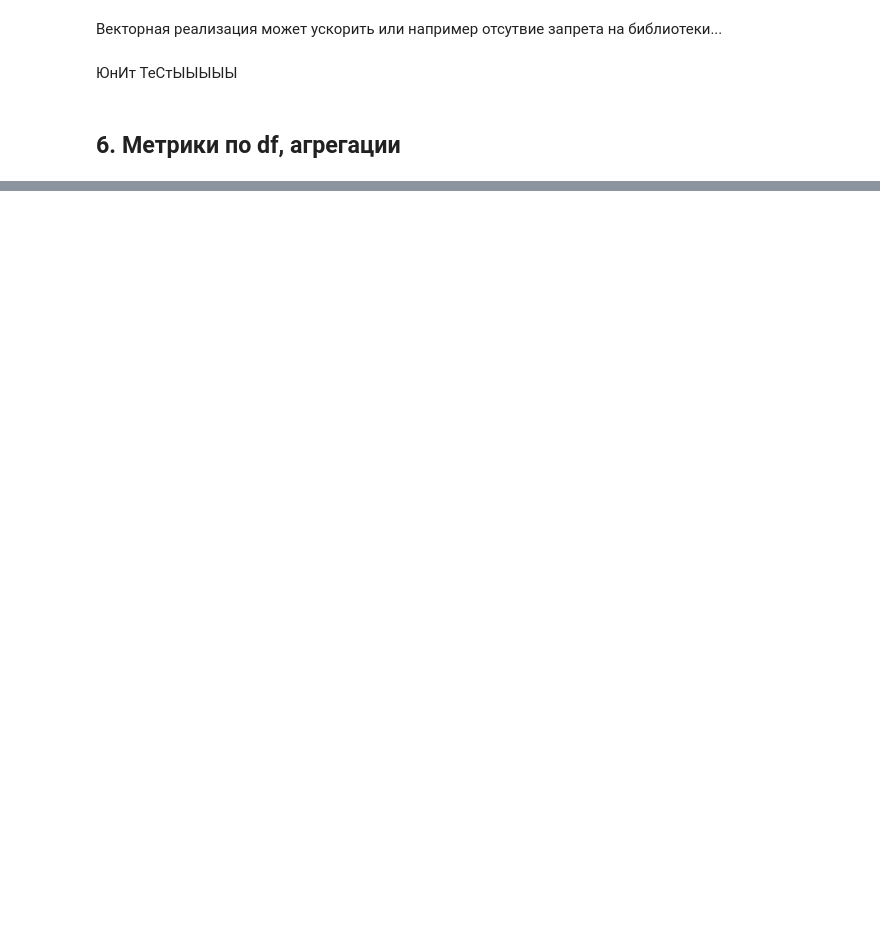
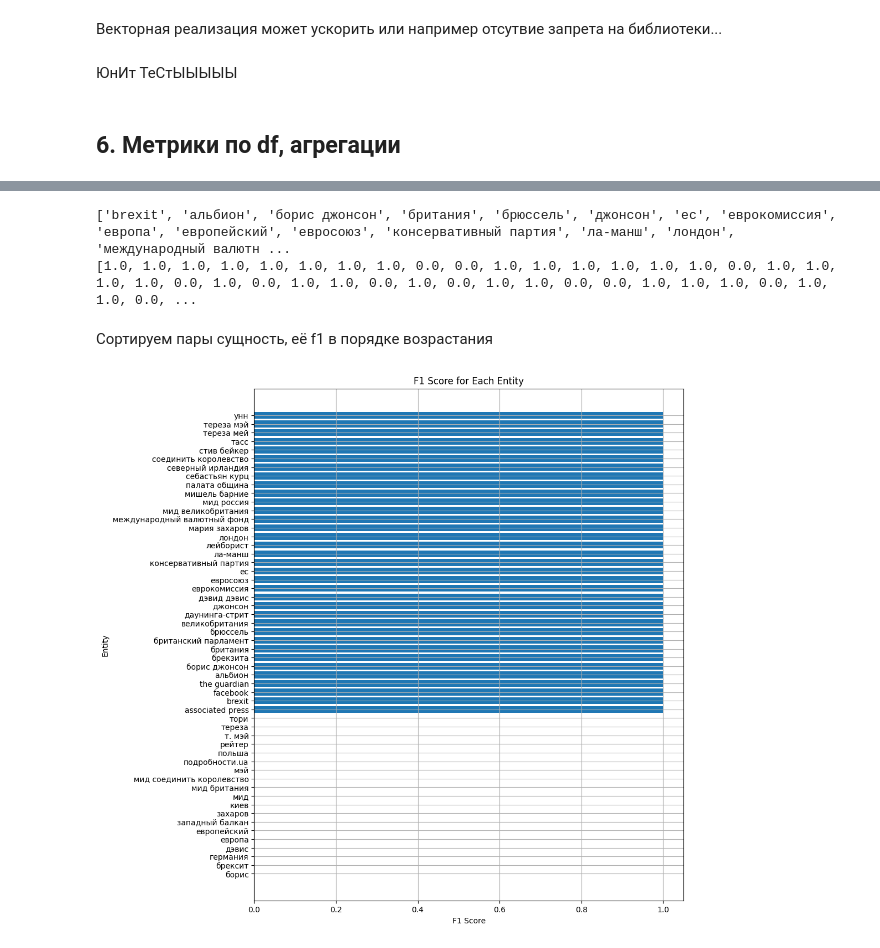
Before and after one commit to PodYapolskiy/sber-nlp, a Jupyter notebook: main.ipynb, the cells around one changed output, grey strips where cells are left out. Cells and saved outputs as stored; diff of their text form; code cells hidden in the pictures; blank space fills up the shorter version.

```diff
--- a/main.ipynb
+++ b/main.ipynb
@@ -538,0 +660,3 @@ df
+# %%
+all_test_pairs_normalized = df["test_pair_normalized"].explode().unique()
+all_test_pairs_normalized
@@ -538,0 +681,34 @@ df
+# %%
+entities = []
+entities_f1 = []
+for test_pair in all_test_pairs_normalized:
+    # print(test_pair)
+
+    all_pred_pairs_normalized = df['pred_pair_normalized'].explode()
+    filtered_pairs = all_pred_pairs_normalized[all_pred_pairs_normalized.apply(lambda x: x[0] == test_pair[0])].to_list()
+
+    # print(filtered_pairs)
+    f1_score = f1([x[1] for x in filtered_pairs], [test_pair[1]] * len(filtered_pairs), [x[1] for x in filtered_pairs], [test_pair[1]] * len(filtered_pairs))
+    entities.append(test_pair[0])
+    entities_f1.append(f1_score)
+# %%
+print(entities)
+print(entities_f1)
+# %% [output]
+['brexit', 'альбион', 'борис джонсон', 'британия', 'брюссель', 'джонсон', 'ес', 'еврокомиссия', 'европа', 'европейский', 'евросоюз', 'консервативный партия', 'ла-манш', 'лондон', 'международный валютн ...
+[1.0, 1.0, 1.0, 1.0, 1.0, 1.0, 1.0, 1.0, 0.0, 0.0, 1.0, 1.0, 1.0, 1.0, 1.0, 1.0, 0.0, 1.0, 1.0, 1.0, 1.0, 0.0, 1.0, 0.0, 1.0, 1.0, 0.0, 1.0, 0.0, 1.0, 1.0, 0.0, 0.0, 1.0, 1.0, 1.0, 0.0, 1.0, 1.0, 0.0, ...
+# %% [markdown]
+Сортируем пары сущность, её f1 в порядке возрастания
+# %%
+import matplotlib.pyplot as plt
+entities_f1, entities = zip(*sorted(zip(entities_f1, entities)))
+
+plt.figure(figsize=(10, 12))
+plt.barh(entities, entities_f1)
+plt.title("F1 Score for Each Entity")
+plt.xlabel("F1 Score")
+plt.ylabel("Entity")
+plt.grid(True)
+plt.show()
+# %% [output]
+[figure, added]
```
Also changed, not shown: parts of 29 cells of this notebook, 3 other files.
